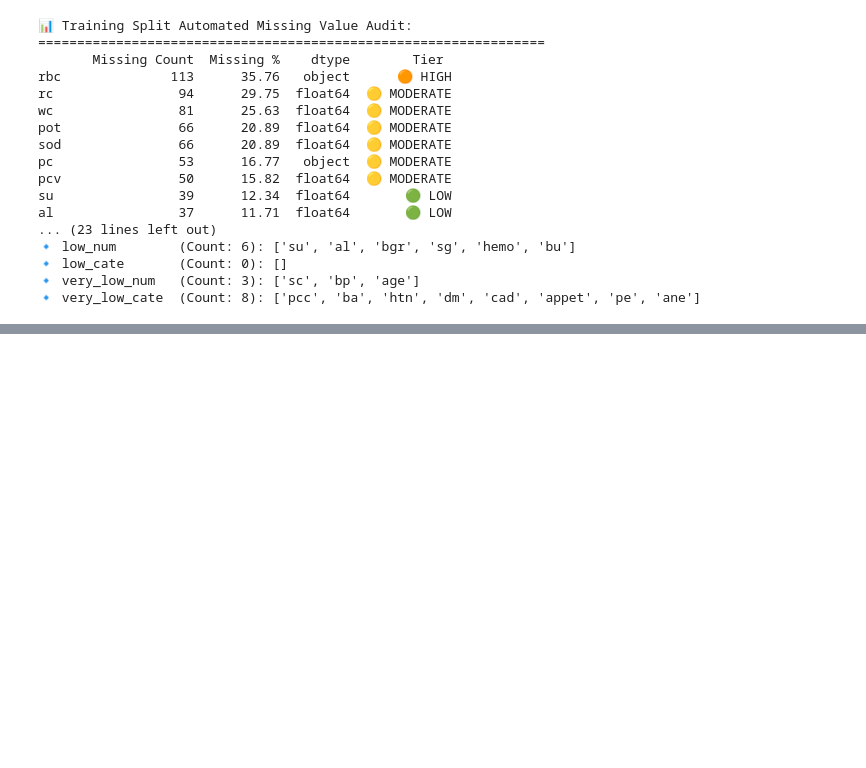
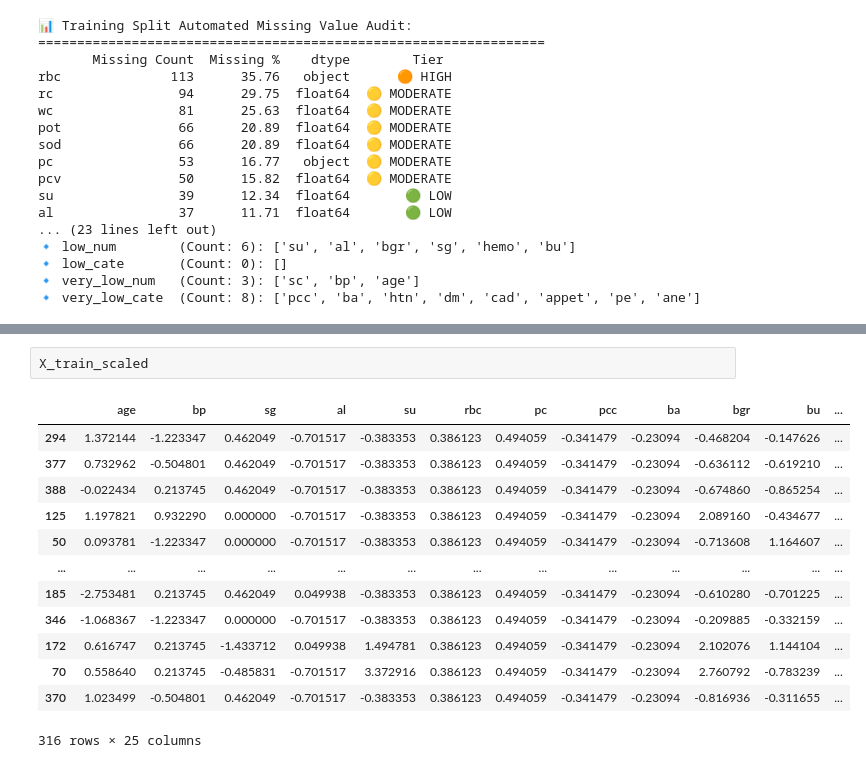
Before and after one commit to ShabeebMhd/CKD_Capstone-Project, a Jupyter notebook: Preprocessing_myself.ipynb, the cells around one changed output, grey strips where cells are left out. Cells and saved outputs as stored; diff of their text form; blank space fills up the shorter version.

```diff
--- a/Preprocessing_myself.ipynb
+++ b/Preprocessing_myself.ipynb
@@ -1019,0 +1011,16 @@ dtype: int64
+# %%
+X_train_scaled
+# %% [output]
+|  | age | bp | sg | al | su | rbc | pc | pcc | ba | bgr | bu | ... |
+| 294 | 1.372144 | -1.223347 | 0.462049 | -0.701517 | -0.383353 | 0.386123 | 0.494059 | -0.341479 | -0.23094 | -0.468204 | -0.147626 | ... |
+| 377 | 0.732962 | -0.504801 | 0.462049 | -0.701517 | -0.383353 | 0.386123 | 0.494059 | -0.341479 | -0.23094 | -0.636112 | -0.619210 | ... |
+| 388 | -0.022434 | 0.213745 | 0.462049 | -0.701517 | -0.383353 | 0.386123 | 0.494059 | -0.341479 | -0.23094 | -0.674860 | -0.865254 | ... |
+| 125 | 1.197821 | 0.932290 | 0.000000 | -0.701517 | -0.383353 | 0.386123 | 0.494059 | -0.341479 | -0.23094 | 2.089160 | -0.434677 | ... |
+| 50 | 0.093781 | -1.223347 | 0.000000 | -0.701517 | -0.383353 | 0.386123 | 0.494059 | -0.341479 | -0.23094 | -0.713608 | 1.164607 | ... |
+| ... | ... | ... | ... | ... | ... | ... | ... | ... | ... | ... | ... | ... |
+| 185 | -2.753481 | 0.213745 | 0.462049 | 0.049938 | -0.383353 | 0.386123 | 0.494059 | -0.341479 | -0.23094 | -0.610280 | -0.701225 | ... |
+| 346 | -1.068367 | -1.223347 | 0.000000 | -0.701517 | -0.383353 | 0.386123 | 0.494059 | -0.341479 | -0.23094 | -0.209885 | -0.332159 | ... |
+| 172 | 0.616747 | 0.213745 | -1.433712 | 0.049938 | 1.494781 | 0.386123 | 0.494059 | -0.341479 | -0.23094 | 2.102076 | 1.144104 | ... |
+| 70 | 0.558640 | 0.213745 | -0.485831 | -0.701517 | 3.372916 | 0.386123 | 0.494059 | -0.341479 | -0.23094 | 2.760792 | -0.783239 | ... |
+| 370 | 1.023499 | -0.504801 | 0.462049 | -0.701517 | -0.383353 | 0.386123 | 0.494059 | -0.341479 | -0.23094 | -0.816936 | -0.311655 | ... |
+316 rows × 25 columns
```
Also changed, not shown: parts of 12 cells of this notebook.
